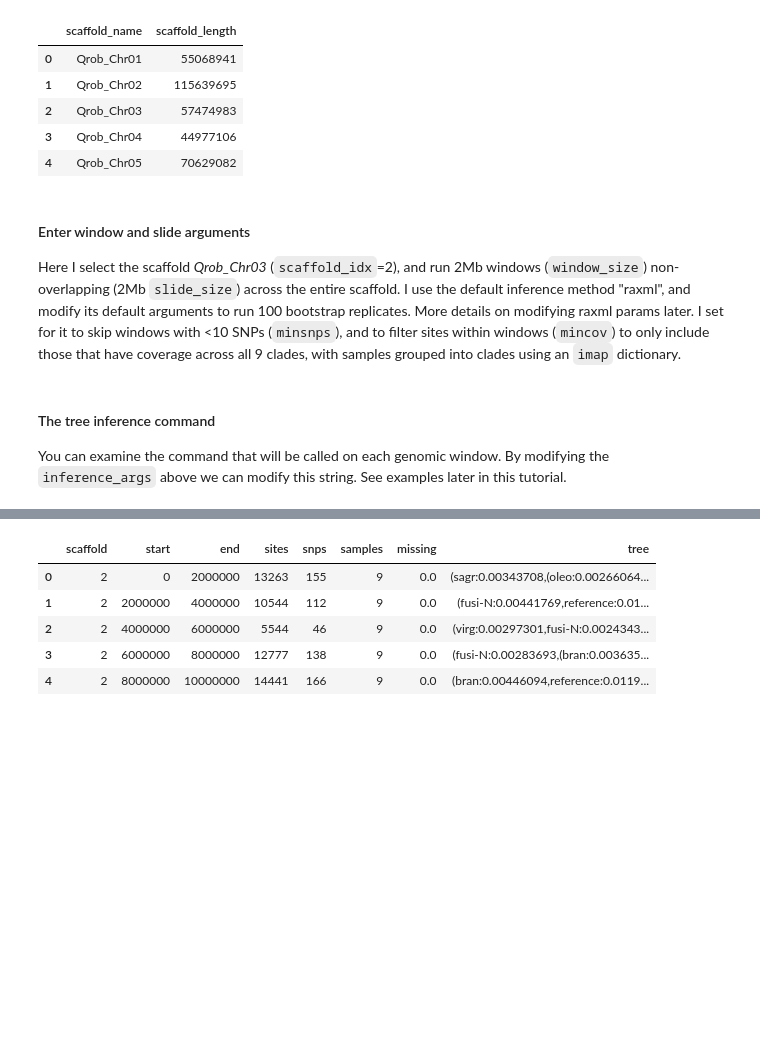
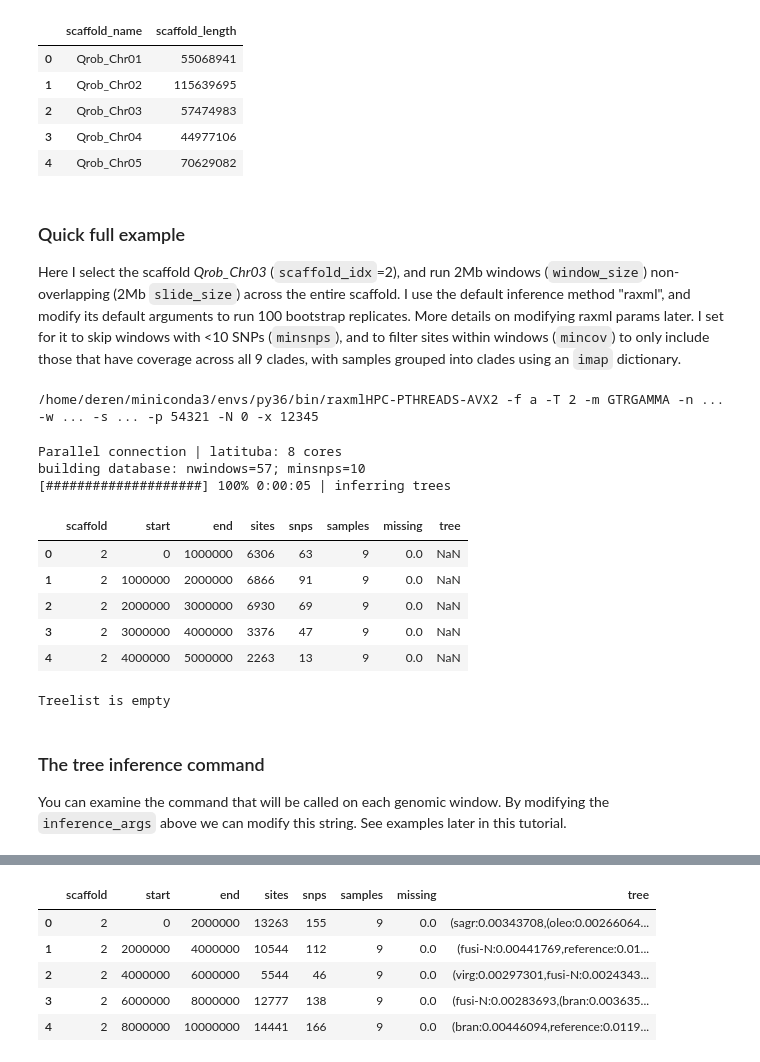
Before and after one commit to dereneaton/ipyrad, a Jupyter notebook: newdocs/API-analysis/cookbook-treeslider.ipynb, the cells around one changed output, grey strips where cells are left out. Saved outputs shown, nothing was run; the diff lists cells and outputs as text; code cells hidden in the pictures; blank space fills up the shorter version.

```diff
--- a/newdocs/API-analysis/cookbook-treeslider.ipynb
+++ b/newdocs/API-analysis/cookbook-treeslider.ipynb
@@ -42,5 +40,50 @@ ipa.treeslider(data).scaffold_table.head()
 | 3 | Qrob_Chr04 | 44977106 |
 | 4 | Qrob_Chr05 | 70629082 |
 # %% [markdown]
-#### Enter window and slide arguments
+### Quick full example
 Here I select the scaffold *Qrob_Chr03* (`scaffold_idx`=2), and run 2Mb windows (`window_size`) non-overlapping (2Mb `slide_size`) across the entire scaffold. I use the default inference method "raxml", and modify its default arguments to run 100 bootstrap replicates. More details on modifying raxml params later. I set for it to skip windows with <10 SNPs (`minsnps`), and to filter sites within windows (`mincov`) to only include those that have coverage across all 9 clades, with samples grouped into clades using an `imap` dictionary.
+# %%
+# select a scaffold idx, start, and end positions
+ts = ipa.treeslider(
+    name="test",
+    data="/home/deren/Downloads/ref_pop2.seqs.hdf5",
+    workdir="analysis-treeslider",
+    scaffold_idxs=2,
+    window_size=1000000,
+    slide_size=1000000,
+    inference_method="mb",
+    inference_args={"N": 0, "T": 4},
+    minsnps=10,
+    mincov=9,
+    consensus_reduce=True,
+    imap={
+        "reference": ["reference"],
+        "virg": ["TXWV2", "LALC2", "SCCU3", "FLSF33", "FLBA140"],
+        "mini": ["FLSF47", "FLMO62", "FLSA185", "FLCK216"],
+        "gemi": ["FLCK18", "FLSF54", "FLWO6", "FLAB109"],
+        "bran": ["BJSL25", "BJSB3", "BJVL19"],
+        "fusi-N": ["TXGR3", "TXMD3"],
+        "fusi-S": ["MXED8", "MXGT4"],
+        "sagr": ["CUVN10", "CUCA4", "CUSV6"],
+        "oleo": ["CRL0030", "HNDA09", "BZBB1", "MXSA3017"],
+    },
+)
+# %%
+ts.show_inference_command()
+# %% [output]
+/home/deren/miniconda3/envs/py36/bin/raxmlHPC-PTHREADS-AVX2 -f a -T 2 -m GTRGAMMA -n ... -w ... -s ... -p 54321 -N 0 -x 12345
+# %%
+ts.run(auto=True, force=True)
+# %% [output]
+Parallel connection | latituba: 8 cores
+building database: nwindows=57; minsnps=10
+[####################] 100% 0:00:05 | inferring trees
+# %%
+ts.tree_table.head()
+# %% [output]
+|  | scaffold | start | end | sites | snps | samples | missing | tree |
+| 0 | 2 | 0 | 1000000 | 6306 | 63 | 9 | 0.0 | NaN |
+| 1 | 2 | 1000000 | 2000000 | 6866 | 91 | 9 | 0.0 | NaN |
+| 2 | 2 | 2000000 | 3000000 | 6930 | 69 | 9 | 0.0 | NaN |
+| 3 | 2 | 3000000 | 4000000 | 3376 | 47 | 9 | 0.0 | NaN |
+| 4 | 2 | 4000000 | 5000000 | 2263 | 13 | 9 | 0.0 | NaN |
@@ -47,3 +92,24 @@ Here I select the scaffold *Qrob_Chr03* (`scaffold_idx`=2), and run 2Mb windows
+# %%
+# filter to only windows with >50 SNPS
+trees = ts.tree_table[ts.tree_table.snps > 10].tree.tolist()
+
+# load all trees into a multitree object
+mtre = toytree.mtree(trees)
+
+# root trees and collapse nodes with <50 bootstrap support
+mtre.treelist = [
+    i.root("reference").collapse_nodes(min_support=50)
+    for i in mtre.treelist
+]
+
+# draw the first 12 trees in a grid
+mtre.draw_tree_grid(
+    nrows=3, ncols=4, start=0,
+    tip_labels_align=True,
+    tip_labels_style={"font-size": "9px"},
+);
+# %% [output]
+Treelist is empty
 # %%
 # select a scaffold idx, start, and end positions
 ts = ipa.treeslider(
@@ -70,7 +136,7 @@ ts = ipa.treeslider(
     },
 )
 # %% [markdown]
-#### The tree inference command
+### The tree inference command
 You can examine the command that will be called on each genomic window. By modifying the `inference_args` above we can modify this string. See examples later in this tutorial.
 # %%
 # this is the tree inference command that will be used
```
Also changed, not shown: parts of 8 cells of this notebook, 1 other file.
